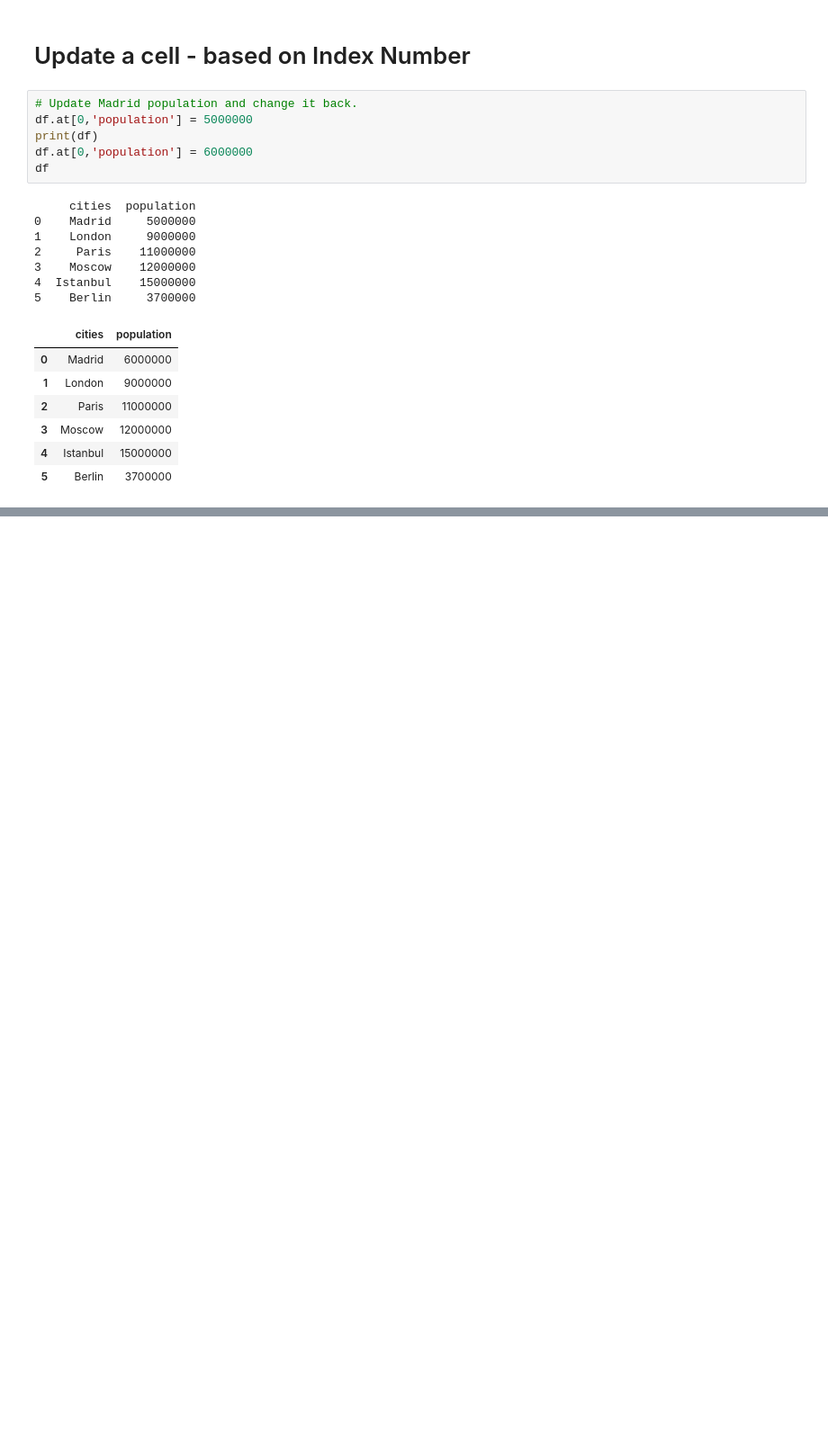
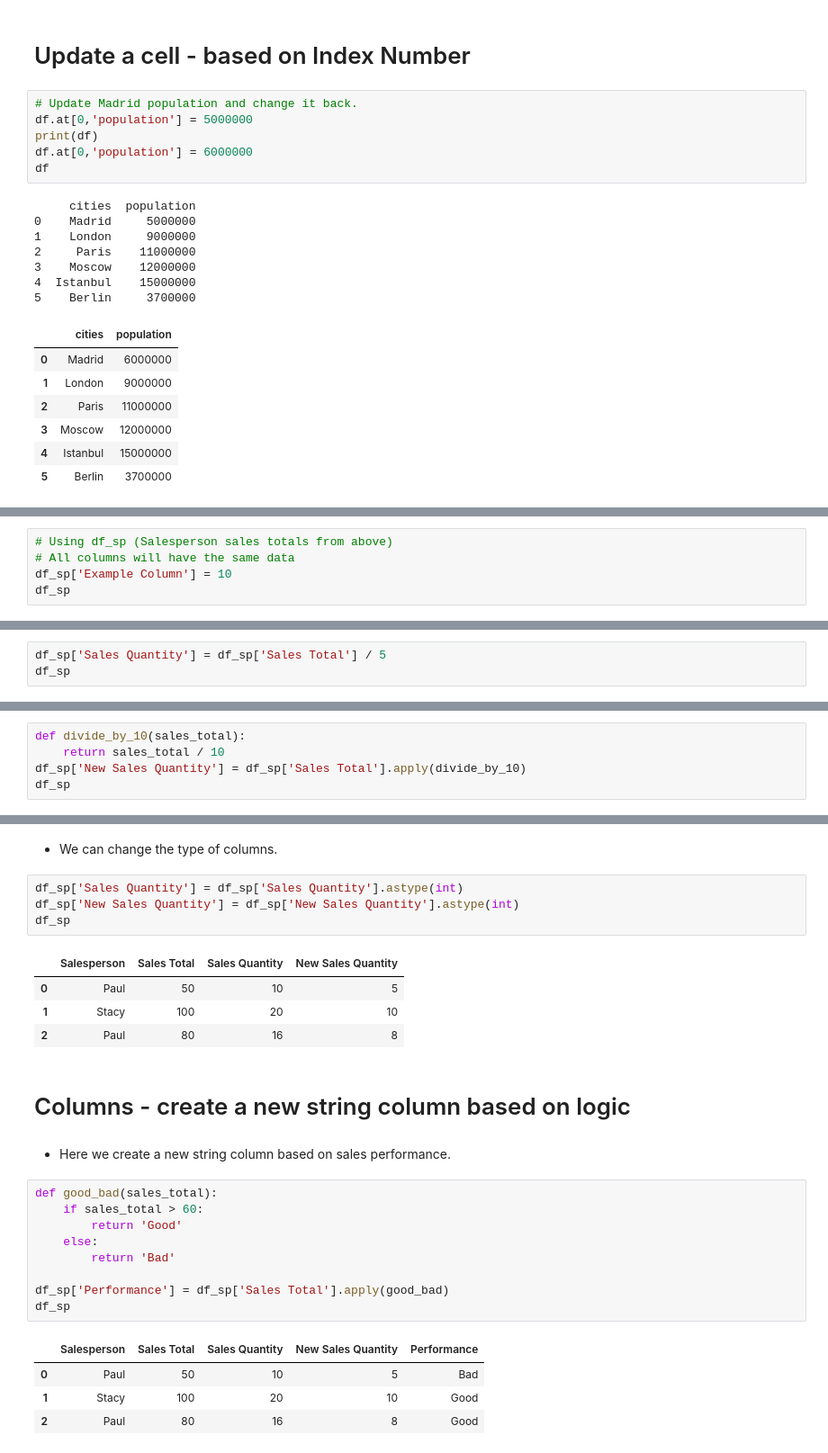
Before and after one commit to richardgourley/pandas-one-pagers, a Jupyter notebook: pandas-one-pager.ipynb, the cells around one changed output, grey strips where cells are left out. Shown: that part at 90% size. Saved outputs shown, nothing was run; the diff lists cells and outputs as text; blank space fills up the shorter version.

Commit message:
Column creation examples added

```diff
--- a/pandas-one-pager.ipynb
+++ b/pandas-one-pager.ipynb
@@ -257,0 +277,5 @@ df
+# %%
+# Using df_sp (Salesperson sales totals from above)
+# All columns will have the same data
+df_sp['Example Column'] = 10
+df_sp
@@ -257,0 +301,3 @@ df
+# %%
+df_sp['Sales Quantity'] = df_sp['Sales Total'] / 5
+df_sp
@@ -257,0 +313,5 @@ df
+# %%
+def divide_by_10(sales_total):
+    return sales_total / 10
+df_sp['New Sales Quantity'] = df_sp['Sales Total'].apply(divide_by_10)
+df_sp
@@ -257,0 +335,29 @@ df
+# %% [markdown]
+- We can change the type of columns.
+# %%
+df_sp['Sales Quantity'] = df_sp['Sales Quantity'].astype(int)
+df_sp['New Sales Quantity'] = df_sp['New Sales Quantity'].astype(int)
+df_sp
+# %% [output]
+|  | Salesperson | Sales Total | Sales Quantity | New Sales Quantity |
+| 0 | Paul | 50 | 10 | 5 |
+| 1 | Stacy | 100 | 20 | 10 |
+| 2 | Paul | 80 | 16 | 8 |
+# %% [markdown]
+# Columns - create a new string column based on logic
+# %% [markdown]
+- Here we create a new string column based on sales performance.
+# %%
+def good_bad(sales_total):
+    if sales_total > 60:
+        return 'Good'
+    else:
+        return 'Bad'
+
+df_sp['Performance'] = df_sp['Sales Total'].apply(good_bad)
+df_sp
+# %% [output]
+|  | Salesperson | Sales Total | Sales Quantity | New Sales Quantity | Performance |
+| 0 | Paul | 50 | 10 | 5 | Bad |
+| 1 | Stacy | 100 | 20 | 10 | Good |
+| 2 | Paul | 80 | 16 | 8 | Good |
```
Also changed, not shown: parts of 22 cells of this notebook.
